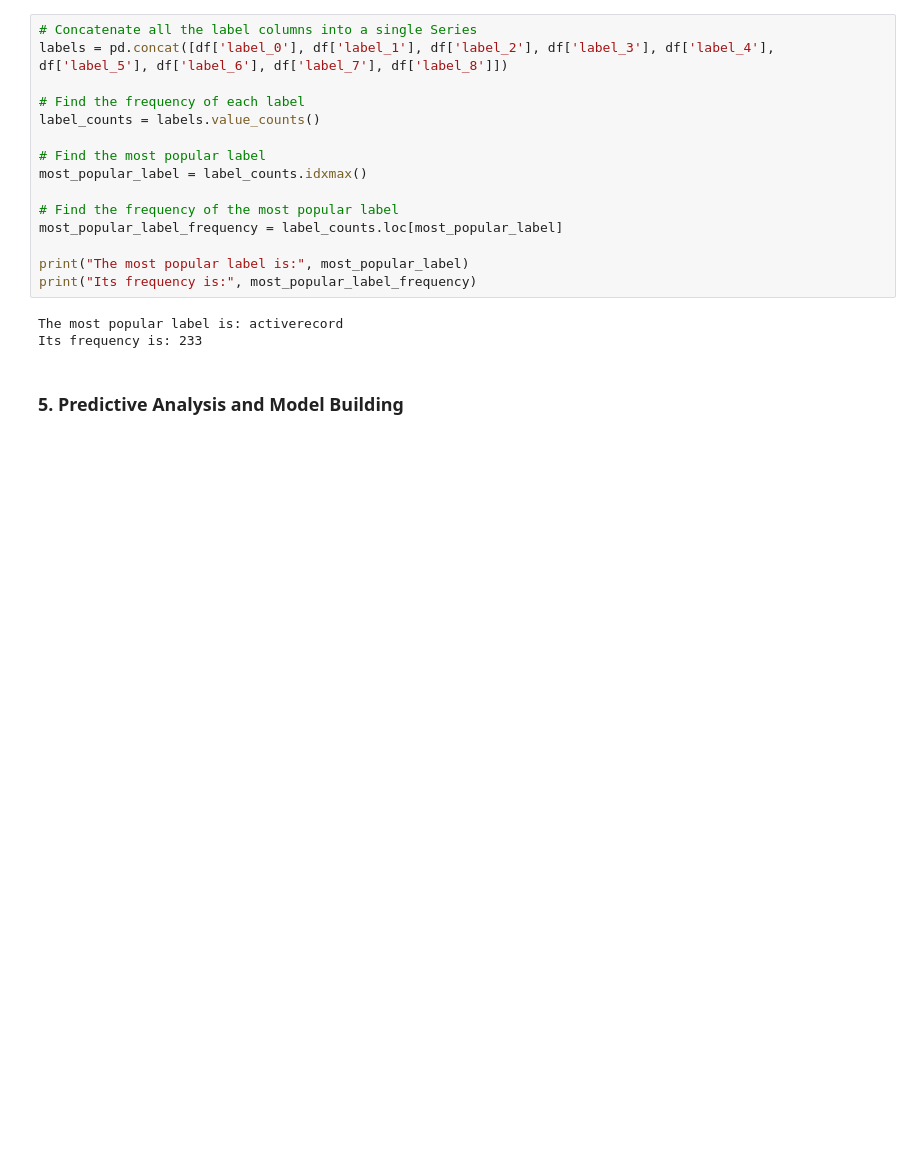
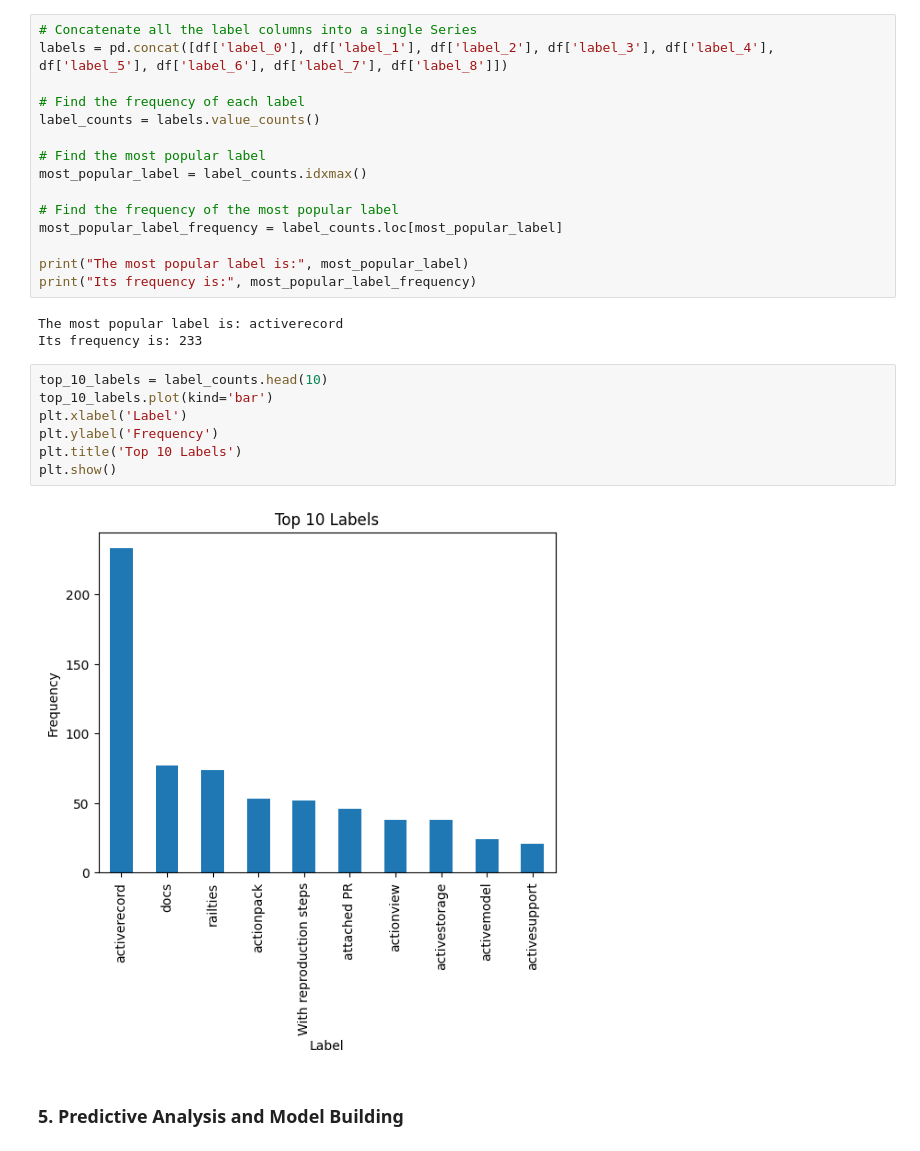
Before and after one commit to saeedahmadicp/rails_issues_analysis, a Jupyter notebook: rails_issues_analysis.ipynb, the cells around one changed output. Saved outputs shown, nothing was run; the diff lists cells and outputs as text; blank space fills up the shorter version.

```diff
--- a/rails_issues_analysis.ipynb
+++ b/rails_issues_analysis.ipynb
@@ -327,6 +332,15 @@ print("Its frequency is:", most_popular_label_frequency)
 # %% [output]
 The most popular label is: activerecord
 Its frequency is: 233
+# %%
+top_10_labels = label_counts.head(10)
+top_10_labels.plot(kind='bar')
+plt.xlabel('Label')
+plt.ylabel('Frequency')
+plt.title('Top 10 Labels')
+plt.show()
+# %% [output]
+[figure, added]
 # %% [markdown]
 ### 5. Predictive Analysis and Model Building
 # %% [markdown]
```
Also changed, not shown: parts of 1 cell of this notebook.
